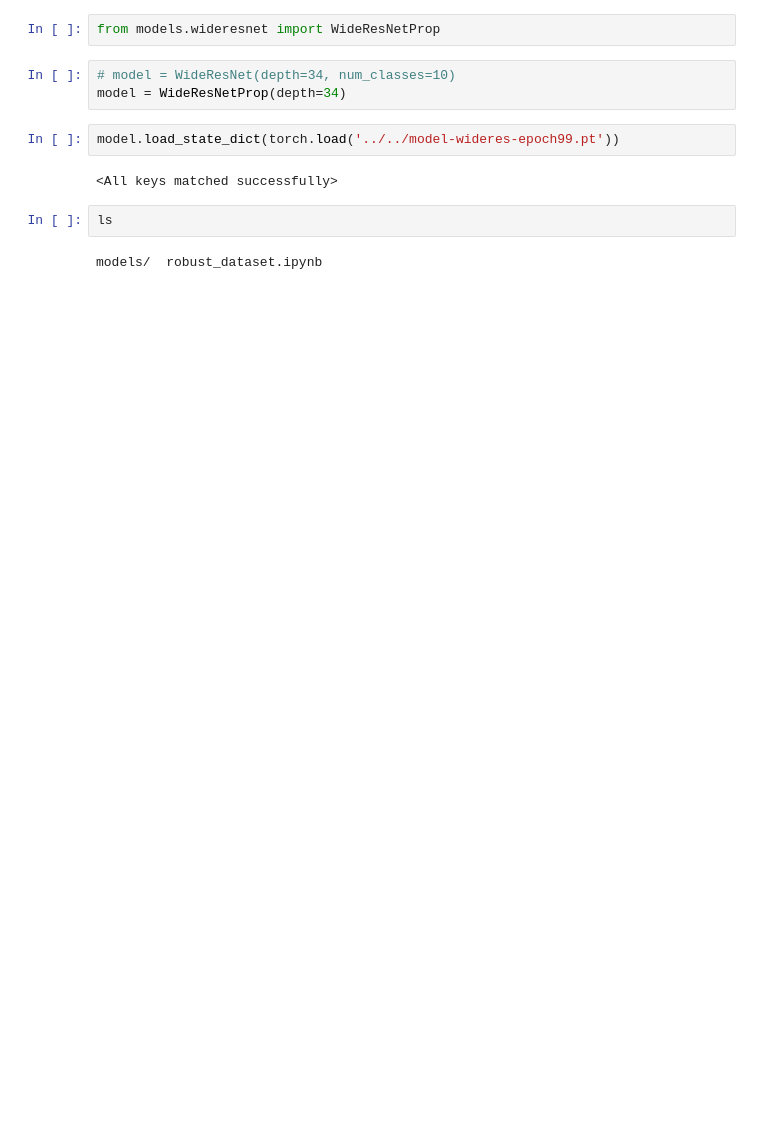
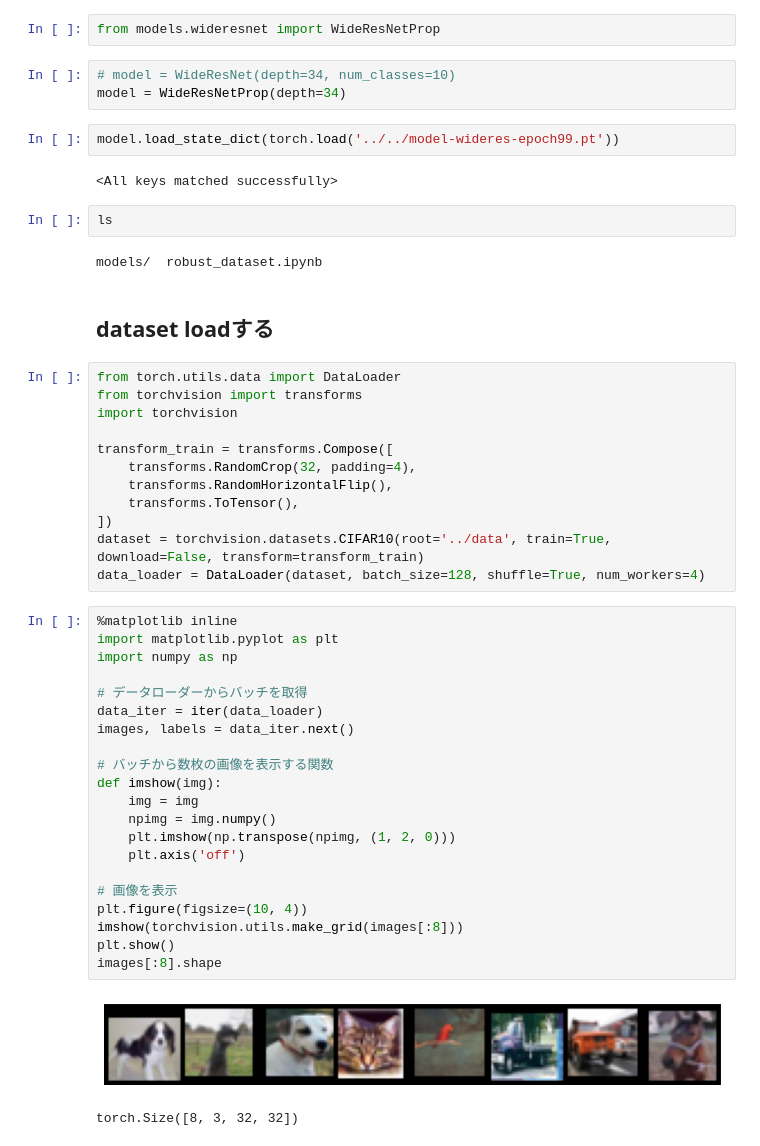
Before and after one commit to sugarl-sudo/When-Adversarial-Training-Meets-Vision-Transformers, a Jupyter notebook: notebook/robust_dataset.ipynb, the cells around one changed output. Cells and saved outputs as stored; diff of their text form; blank space fills up the shorter version.

```diff
--- a/notebook/robust_dataset.ipynb
+++ b/notebook/robust_dataset.ipynb
@@ -21,3 +23,41 @@ model.load_state_dict(torch.load('../../model-wideres-epoch99.pt'))
 ls
 # %% [output]
 models/  robust_dataset.ipynb
+# %% [markdown]
+## dataset loadする
+# %%
+from torch.utils.data import DataLoader
+from torchvision import transforms
+import torchvision
+
+transform_train = transforms.Compose([
+    transforms.RandomCrop(32, padding=4),
+    transforms.RandomHorizontalFlip(),
+    transforms.ToTensor(),
+])
+dataset = torchvision.datasets.CIFAR10(root='../data', train=True, download=False, transform=transform_train)
+data_loader = DataLoader(dataset, batch_size=128, shuffle=True, num_workers=4)
+# %%
+%matplotlib inline
+import matplotlib.pyplot as plt
+import numpy as np
+
+# データローダーからバッチを取得
+data_iter = iter(data_loader)
+images, labels = data_iter.next()
+
+# バッチから数枚の画像を表示する関数
+def imshow(img):
+    img = img
+    npimg = img.numpy()
+    plt.imshow(np.transpose(npimg, (1, 2, 0)))
+    plt.axis('off')
+
+# 画像を表示
+plt.figure(figsize=(10, 4))
+imshow(torchvision.utils.make_grid(images[:8]))
+plt.show()
+images[:8].shape
+# %% [output]
+[figure, added]
+torch.Size([8, 3, 32, 32])
```
Also changed, not shown: parts of 17 cells of this notebook.
